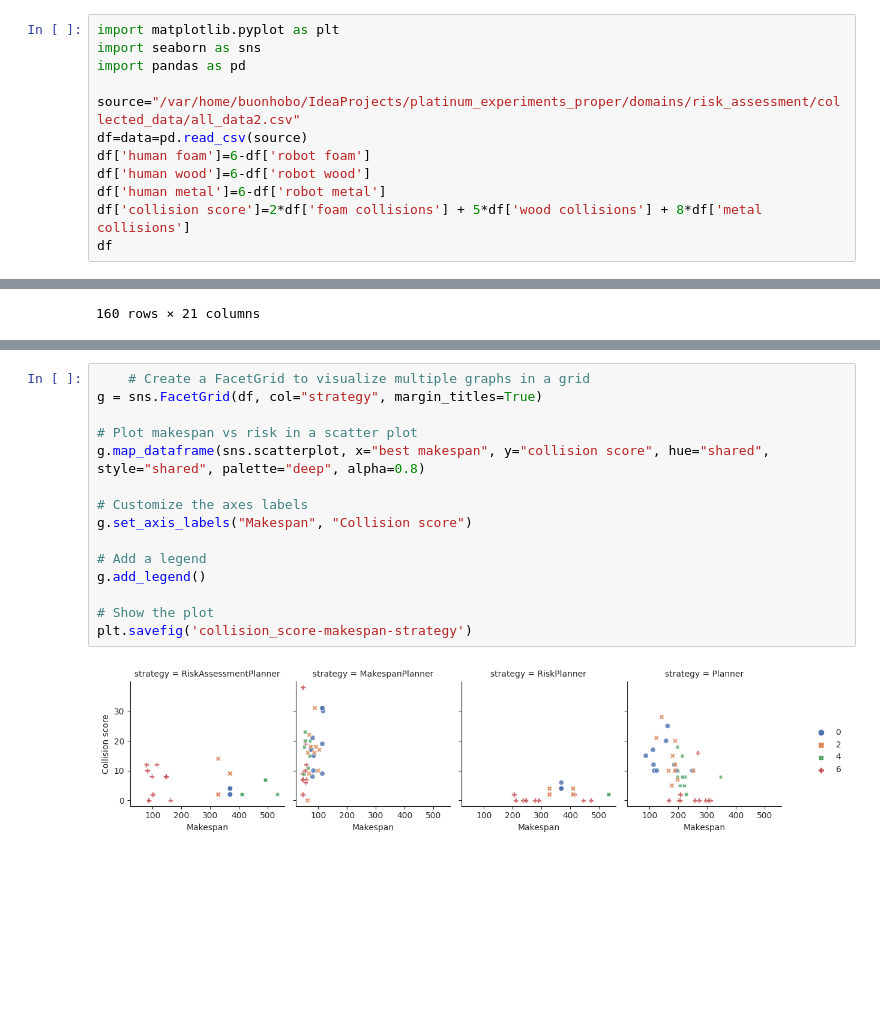
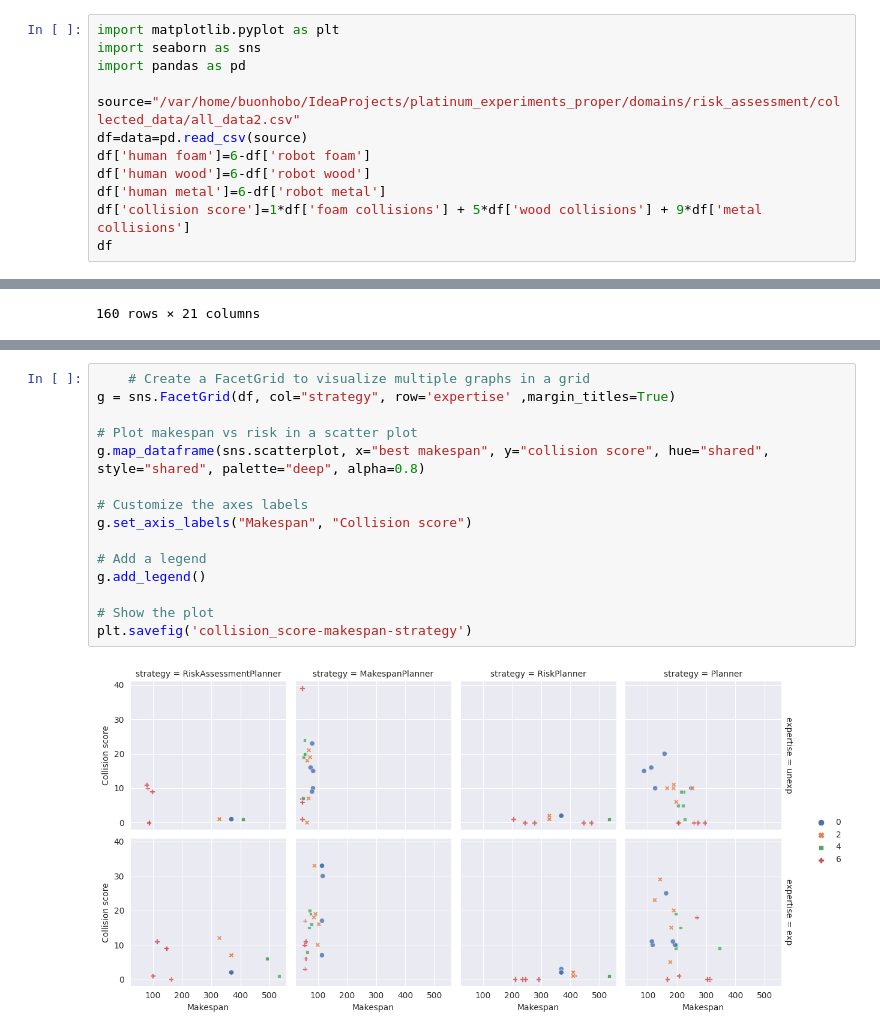
Before and after one commit to BuonHobo/risk_assessment-charts, a Jupyter notebook: graphs.ipynb, the cells around one changed output, grey strips where cells are left out. Cells and saved outputs as stored; diff of their text form; blank space fills up the shorter version.

Commit message:
Added graphs

```diff
--- a/graphs.ipynb
+++ b/graphs.ipynb
@@ -8,7 +8,7 @@ df=data=pd.read_csv(source)
 df['human foam']=6-df['robot foam']
 df['human wood']=6-df['robot wood']
 df['human metal']=6-df['robot metal']
-df['collision score']=2*df['foam collisions'] + 5*df['wood collisions'] + 8*df['metal collisions']
+df['collision score']=1*df['foam collisions'] + 5*df['wood collisions'] + 9*df['metal collisions']
 df
 # %% [output]
 |  | run id | shared | expertise | strategy | time to plan | average risk | max risk | foam collisions | ... |
@@ -160,17 +159,17 @@ plt.savefig('collision_score-makespan-shared')
 # %%
     # Create a FacetGrid to visualize multiple graphs in a grid
-g = sns.FacetGrid(df, col="strategy", margin_titles=True)
+g = sns.FacetGrid(df, col="strategy", row='expertise' ,margin_titles=True)
 
 # Plot makespan vs risk in a scatter plot
 g.map_dataframe(sns.scatterplot, x="best makespan", y="collision score", hue="shared", style="shared", palette="deep", alpha=0.8)
 
 # Customize the axes labels
 g.set_axis_labels("Makespan", "Collision score")
 
 # Add a legend
 g.add_legend()
 
 # Show the plot
 plt.savefig('collision_score-makespan-strategy')
 # %% [output]
-[figure, old version]
+[figure, new version]
```
Also changed, not shown: parts of 6 cells of this notebook, 5 other files.
